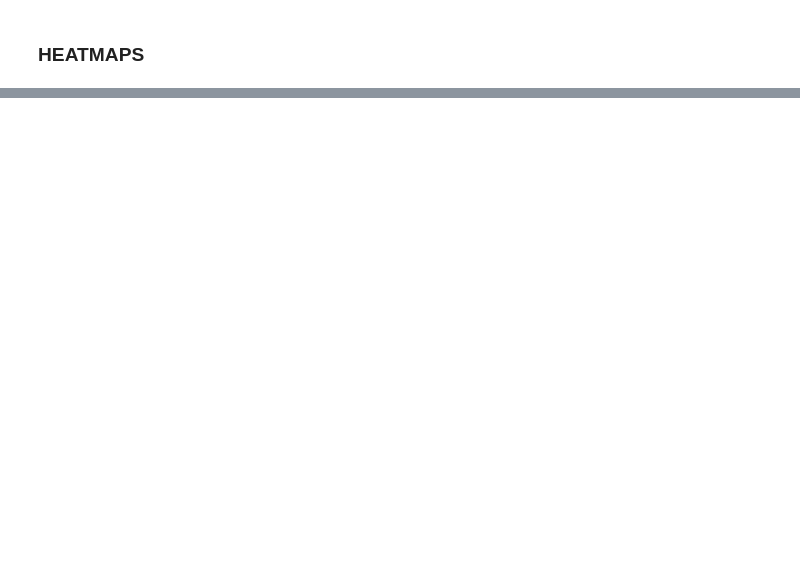
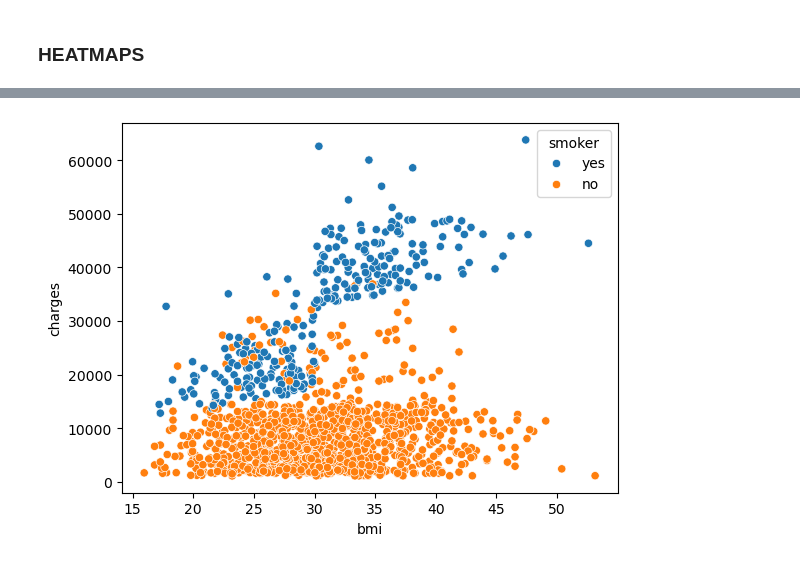
Before and after one commit to CS4580/my-notes-berlay-wsu, a Jupyter notebook: module6/seab1.ipynb, the cells around one changed output, grey strips where cells are left out. Saved outputs shown, nothing was run; the diff lists cells and outputs as text; code cells hidden in the pictures; blank space fills up the shorter version.

```diff
--- a/module6/seab1.ipynb
+++ b/module6/seab1.ipynb
@@ -71,0 +122,8 @@ plt.show()
+# %%
+# Scatter plot of bmivs charges and soker vs chages
+# x= bmi, y=chargers, hue=smokers
+
+sns.scatterplot(insurance_df, x='bmi', y='charges', hue='smoker')
+plt.show()
+# %% [output]
+[figure, added]
```
Also changed, not shown: parts of 16 cells of this notebook, 3 other files.
